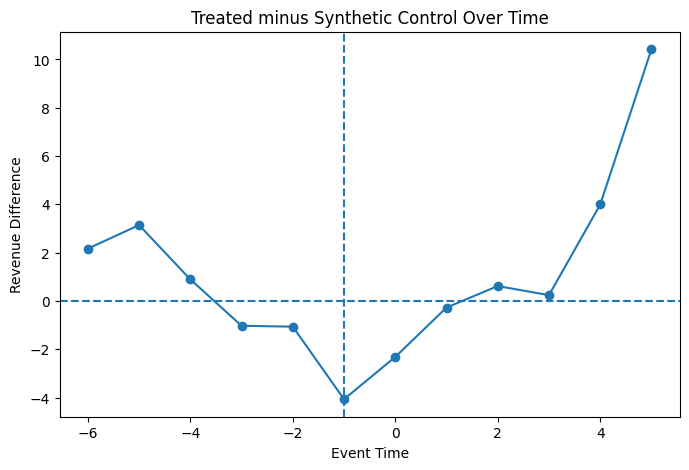
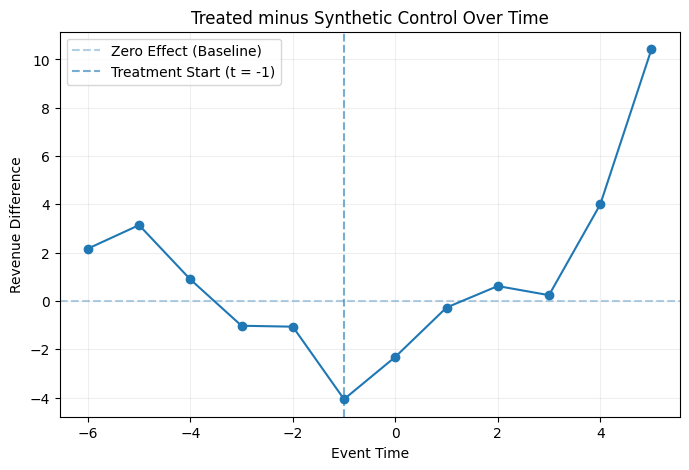
The notebook cell's code change between the first figure and the second:
--- before
+++ after
@@ -1,10 +1,30 @@
-sc_effect_series = treated_series - synthetic_series
+fig, ax = plt.subplots(figsize=(8, 5))
 
-plt.figure(figsize=(8, 5))
-plt.plot(sc_effect_series.index, sc_effect_series.values, marker="o")
-plt.axhline(0, linestyle="--")
-plt.axvline(-1, linestyle="--")
-plt.title("Treated minus Synthetic Control Over Time")
-plt.xlabel("Event Time")
-plt.ylabel("Revenue Difference")
+ax.plot(
+    sc_effect_series.index,
+    sc_effect_series.values,
+    marker="o"
+)
+
+ax.axhline(
+    0,
+    linestyle="--",
+    alpha=0.35,
+    label="Zero Effect (Baseline)"
+)
+
+ax.axvline(
+    -1,
+    linestyle="--",
+    alpha=0.6,
+    label="Treatment Start (t = -1)"
+)
+
+ax.set_title("Treated minus Synthetic Control Over Time")
+ax.set_xlabel("Event Time")
+ax.set_ylabel("Revenue Difference")
+
+ax.grid(alpha=0.2)
+ax.legend()
+
 plt.show()

Commit: final polish: fix chart sizing (match notebook), clean synthetic control visuals, improve consistency